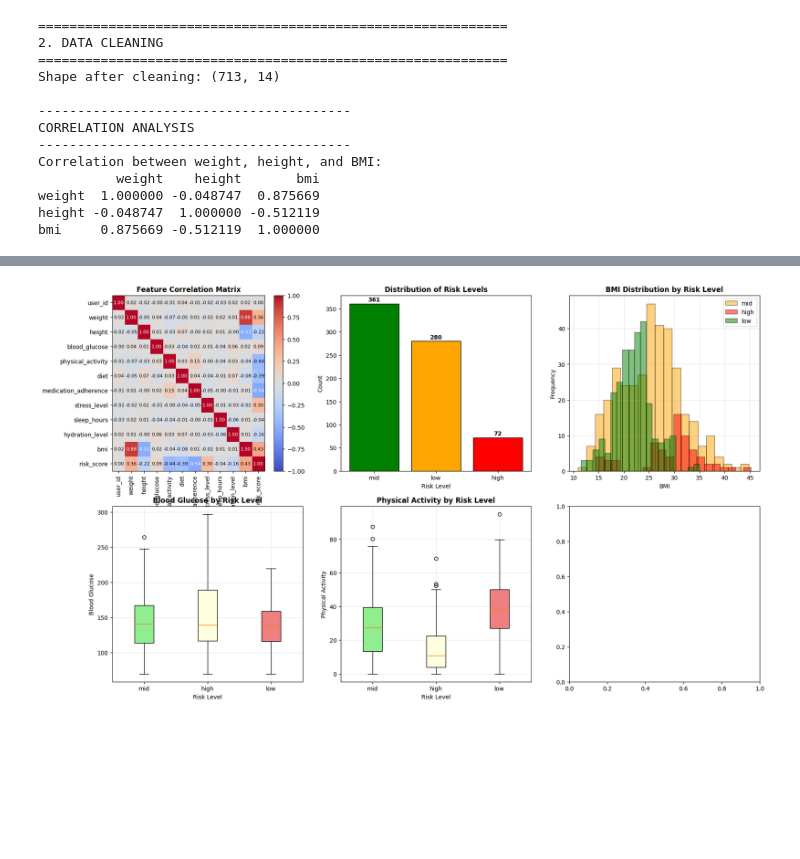
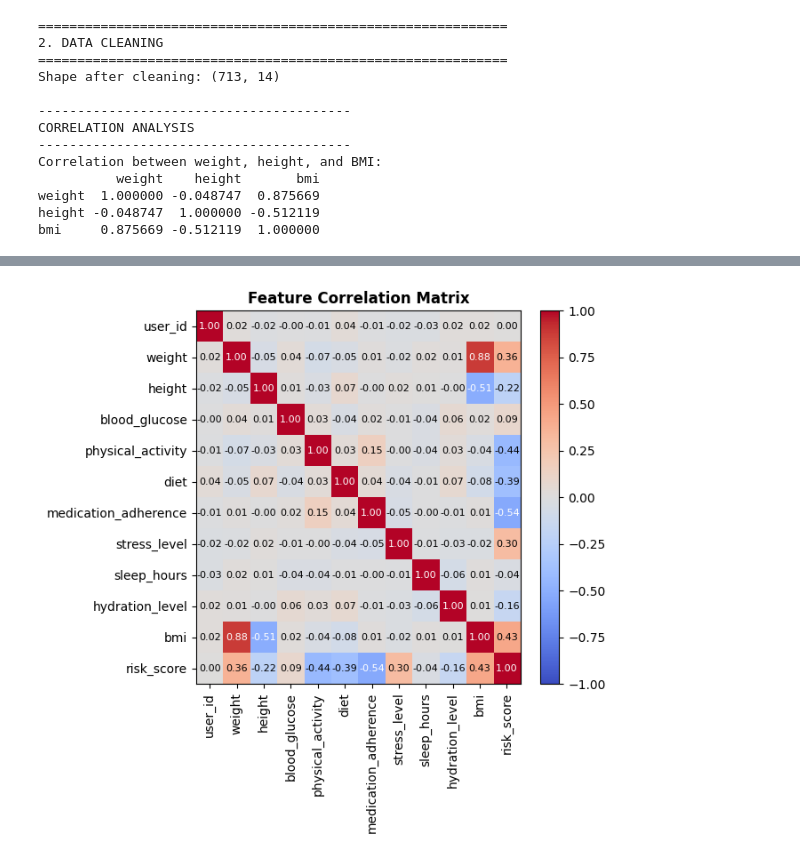
Before and after one commit to anudaindu/CM2604_Telco_Churn_Anuda, a Jupyter notebook: DiabetesRiskPrediction.ipynb, the cells around one changed output, grey strips where cells are left out. Saved outputs shown, nothing was run; the diff lists cells and outputs as text; code cells hidden in the pictures; blank space fills up the shorter version.

```diff
--- a/DiabetesRiskPrediction.ipynb
+++ b/DiabetesRiskPrediction.ipynb
@@ -109,14 +111,6 @@ bmi     0.875669 -0.512119  1.000000
 # %%
-# ============================================
-# 3. EXPLORATORY DATA ANALYSIS (EDA)
-# ============================================
-print("\n" + "="*60)
-print("3. EXPLORATORY DATA ANALYSIS")
-print("="*60)
-
 # Create figure for EDA plots
 plt.figure(figsize=(20, 12))
-
 # 1. Correlation heatmap for all numerical features
 plt.subplot(2, 3, 1)
 numeric_cols = df.select_dtypes(include=[np.number]).columns
@@ -133,79 +127,4 @@ for i in range(len(numeric_cols)):
         text = plt.text(j, i, f'{correlation_matrix.iloc[i, j]:.2f}',
                        ha="center", va="center", color="white" if abs(correlation_matrix.iloc[i, j]) > 0.5 else "black",
                        fontsize=8)
-
-# 2. Target variable distribution
-plt.subplot(2, 3, 2)
-risk_counts = df['risk_level'].value_counts()
-risk_labels = risk_counts.index
-risk_values = risk_counts.values
-colors = ['green', 'orange', 'red']
-bars = plt.bar(risk_labels, risk_values, color=colors, edgecolor='black')
-plt.title('Distribution of Risk Levels', fontsize=12, fontweight='bold')
-plt.xlabel('Risk Level')
-plt.ylabel('Count')
-for i, v in enumerate(risk_values):
-    plt.text(i, v + 5, str(v), ha='center', fontweight='bold')
-
-# 3. BMI distribution by risk level
-plt.subplot(2, 3, 3)
-risk_levels = df['risk_level'].unique()
-for risk in risk_levels:
-    subset = df[df['risk_level'] == risk]
-    if risk == 'low':
-        color = 'green'
-    elif risk == 'mid':
-        color = 'orange'
-    else:
-        color = 'red'
-    plt.hist(subset['bmi'], alpha=0.5, label=risk, color=color, bins=20, edgecolor='black')
-plt.title('BMI Distribution by Risk Level', fontsize=12, fontweight='bold')
-plt.xlabel('BMI')
-plt.ylabel('Frequency')
-plt.legend()
-plt.grid(True, alpha=0.3)
-
-# 4. Blood glucose by risk level
-plt.subplot(2, 3, 4)
-box_data = [df[df['risk_level'] == risk]['blood_glucose'].values for risk in risk_levels]
-bp = plt.boxplot(box_data, labels=risk_levels, patch_artist=True)
-colors_box = ['lightgreen', 'lightyellow', 'lightcoral']
-for patch, color in zip(bp['boxes'], colors_box):
-    patch.set_facecolor(color)
-plt.title('Blood Glucose by Risk Level', fontsize=12, fontweight='bold')
-plt.xlabel('Risk Level')
-plt.ylabel('Blood Glucose')
-plt.grid(True, alpha=0.3)
-
-# 5. Physical activity by risk level
-plt.subplot(2, 3, 5)
-box_data = [df[df['risk_level'] == risk]['physical_activity'].values for risk in risk_levels]
-bp = plt.boxplot(box_data, labels=risk_levels, patch_artist=True)
-for patch, color in zip(bp['boxes'], colors_box):
-    patch.set_facecolor(color)
-plt.title('Physical Activity by Risk Level', fontsize=12, fontweight='bold')
-plt.xlabel('Risk Level')
-plt.ylabel('Physical Activity')
-plt.grid(True, alpha=0.3)
-
-# 6. Medication adherence by risk level
-plt.subplot(2, 3, 6)
-medication_by_risk = df.groupby('risk_level')['medication_adherence'].value_counts().unstack()
-medication_by_risk.plot(kind='bar', color=['lightcoral', 'lightgreen'], edgecolor='black')
-plt.title('Medication Adherence by Risk Level', fontsize=12, fontweight='bold')
-plt.xlabel('Risk Level')
-plt.ylabel('Count')
-plt.legend(['Non-Adherent', 'Adherent'])
-plt.grid(True, alpha=0.3)
-
-plt.tight_layout()
-plt.show()
-
-# Display correlation insights
-print("\n" + "-"*40)
-print("CORRELATION INSIGHTS")
-print("-"*40)
-print("1. BMI has high correlation with weight and height")
-print("2. Keeping BMI only - removing weight and height to avoid multicollinearity")
-print("3. This reduces feature redundancy and improves model stability")
 # %% [output]
@@ -215 +131 @@ print("3. This reduces feature redundancy and improves model stability")
-[figure, old version]
+[figure, new version]
```
Also changed, not shown: parts of 15 cells of this notebook.
